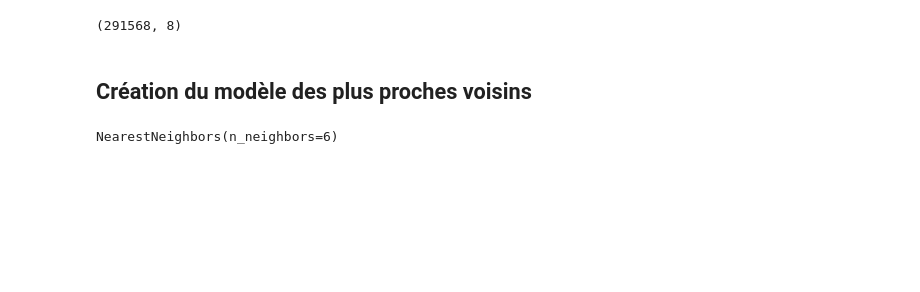
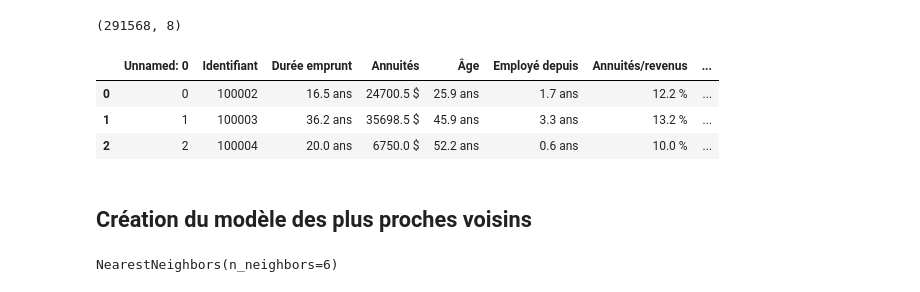
Before and after one commit to AbdulmagedALKHULAIFI/Score_system_decision_octroi_credit, a Jupyter notebook: P7_04_notebook_test_API.ipynb, the cells around one changed output. Cells and saved outputs as stored; diff of their text form; code cells hidden in the pictures; blank space fills up the shorter version.

```diff
--- a/P7_04_notebook_test_API.ipynb
+++ b/P7_04_notebook_test_API.ipynb
@@ -115,6 +128,13 @@ df_interp = pd.read_csv(source_path + "df_interprete")
 df_interp.shape
 # %% [output]
 (291568, 8)
+# %%
+df_interp.head(3)
+# %% [output]
+|  | Unnamed: 0 | Identifiant | Durée emprunt | Annuités | Âge | Employé depuis | Annuités/revenus | ... |
+| 0 | 0 | 100002 | 16.5 ans | 24700.5 $ | 25.9 ans | 1.7 ans | 12.2 % | ... |
+| 1 | 1 | 100003 | 36.2 ans | 35698.5 $ | 45.9 ans | 3.3 ans | 13.2 % | ... |
+| 2 | 2 | 100004 | 20.0 ans | 6750.0 $ | 52.2 ans | 0.6 ans | 10.0 % | ... |
 # %% [markdown]
 ## Création du modèle des plus proches voisins
 # %%
```
Also changed, not shown: parts of 30 cells of this notebook.
